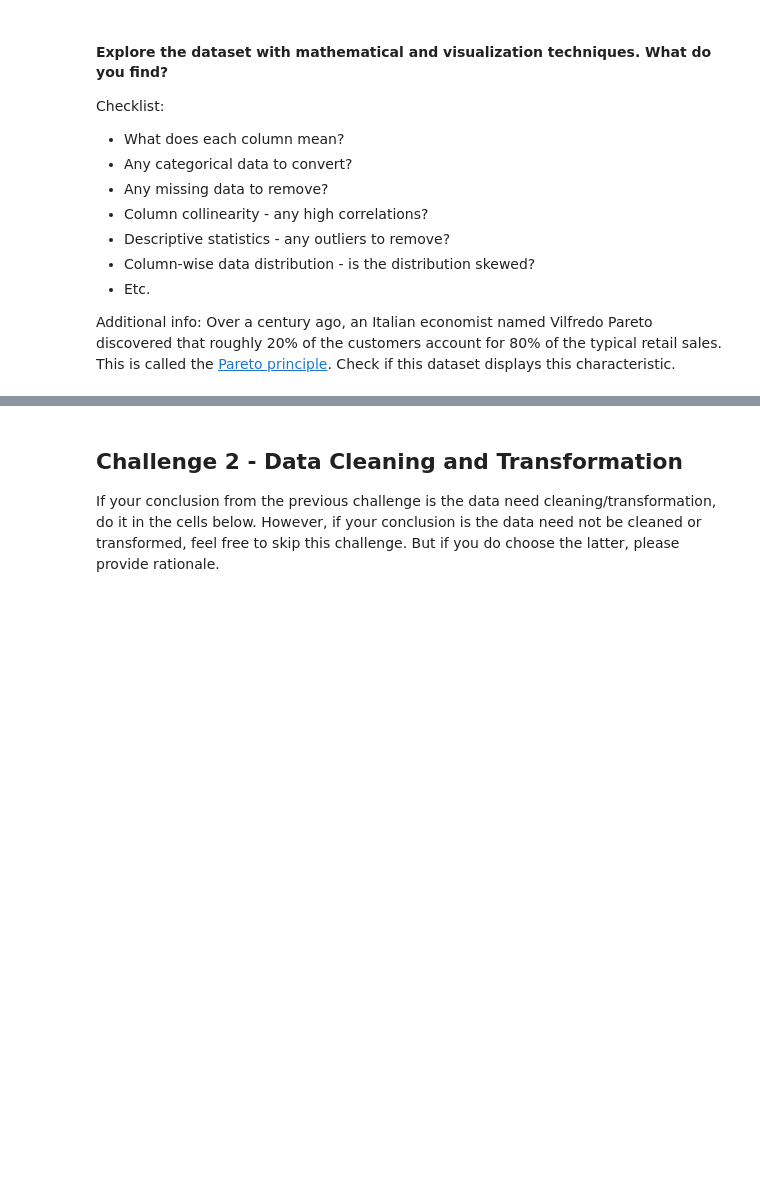
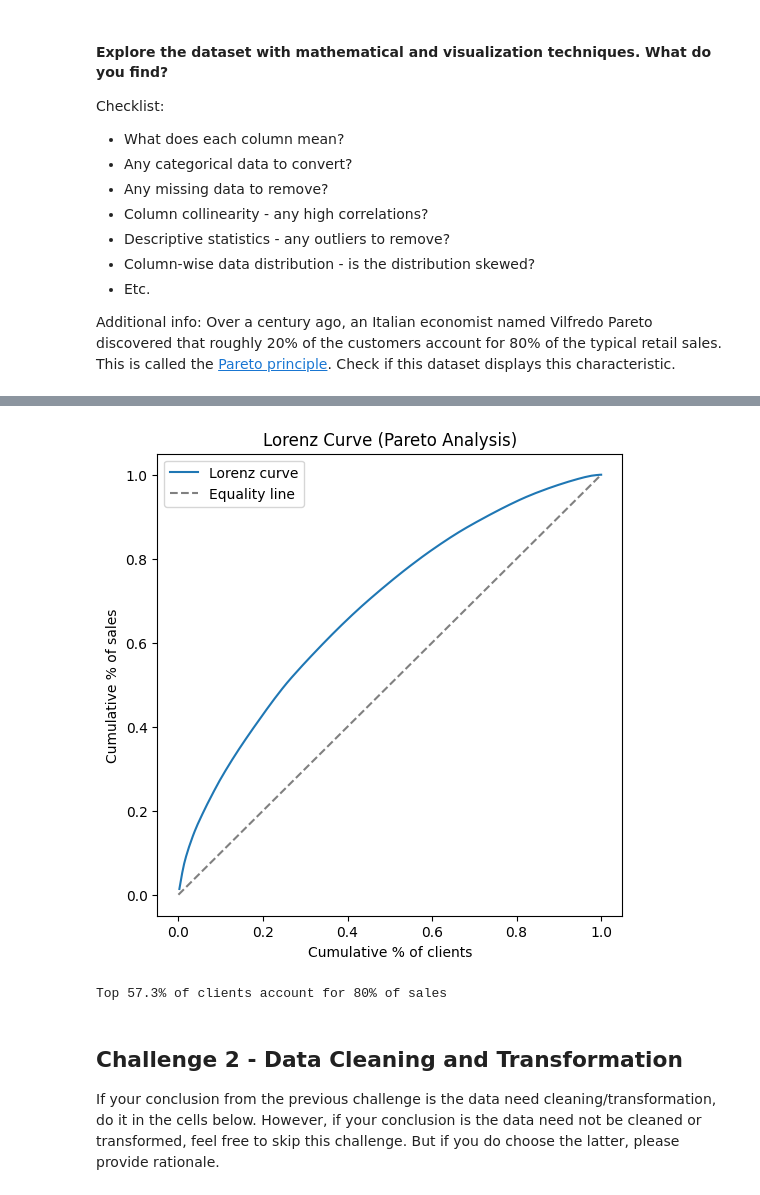
Before and after one commit to leonbts/lab-dsai-unsupervised-learning, a Jupyter notebook: your-code/main.ipynb, the cells around one changed output, grey strips where cells are left out. Drawn from its saved outputs; the diff is of its cells as text; code cells hidden in the pictures; blank space fills up the shorter version.

```diff
--- a/your-code/main.ipynb
+++ b/your-code/main.ipynb
@@ -52,3 +162,29 @@ Additional info: Over a century ago, an Italian economist named Vilfredo Pareto
+# %%
+customers_df['total_sales'] =  customers_df.iloc[:, 2:8].sum(axis=1)
+
+df_sorted = customers_df.sort_values('total_sales', ascending=False)
+
+df_sorted['cum_sales'] = df_sorted['total_sales'].cumsum()
+df_sorted['cum_sales_perc'] = df_sorted['cum_sales'] / df_sorted['total_sales'].sum()
+df_sorted['cum_clients_perc'] = np.arange(1, len(df_sorted)+1) / len(df_sorted)
+
+plt.figure(figsize=(6,6))
+plt.plot(df_sorted['cum_clients_perc'], df_sorted['cum_sales_perc'], label="Lorenz curve")
+plt.plot([0,1],[0,1], linestyle="--", color="gray", label="Equality line")
+plt.xlabel("Cumulative % of clients")
+plt.ylabel("Cumulative % of sales")
+plt.title("Lorenz Curve (Pareto Analysis)")
+plt.legend()
+plt.show()
+
+pareto_cutoff = df_sorted[df_sorted['cum_sales_perc'] >= 0.8].iloc[0]
+clients_needed = df_sorted.index.get_loc(pareto_cutoff.name) + 1
+perc_clients = clients_needed / len(df_sorted) * 100
+
+print(f"Top {perc_clients:.1f}% of clients account for 80% of sales")
+# %% [output]
+[figure, added]
+Top 57.3% of clients account for 80% of sales
 # %% [markdown]
 ## Challenge 2 - Data Cleaning and Transformation
 
```
Also changed, not shown: parts of 43 cells of this notebook.
